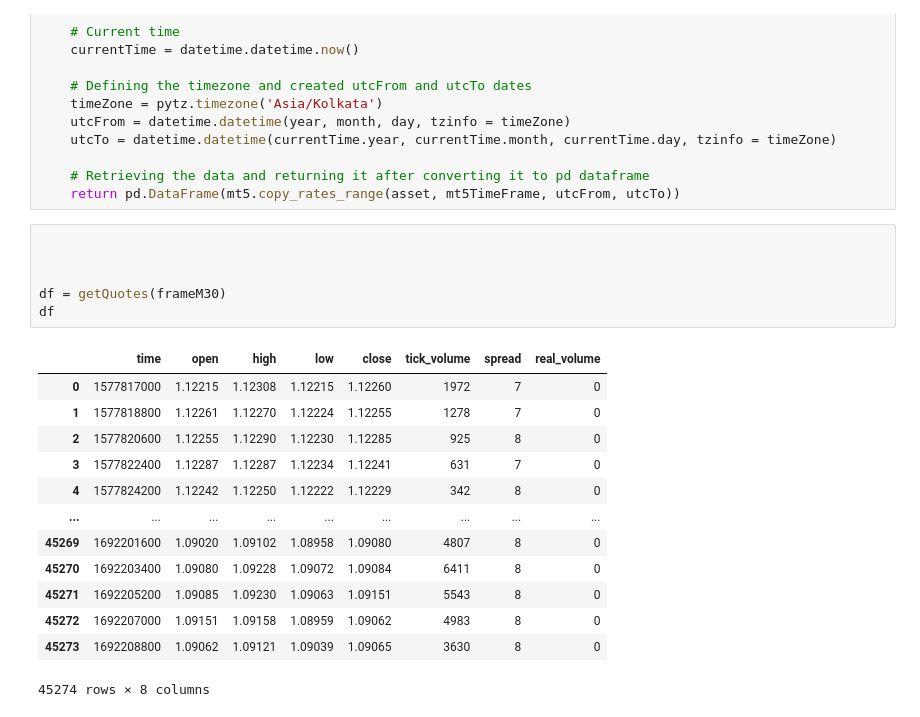
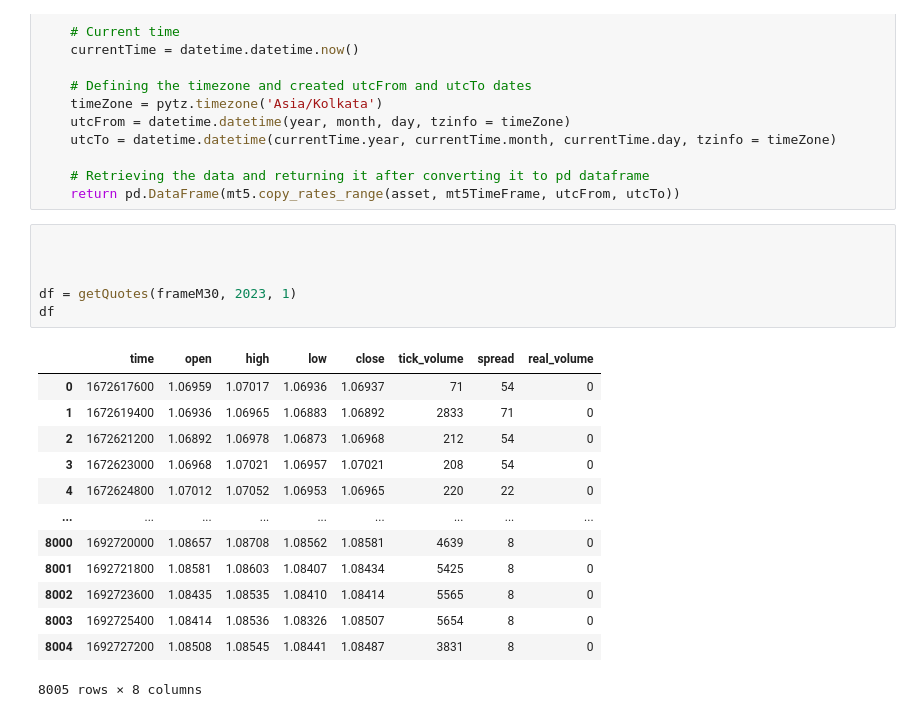
Before and after one commit to Sparsh-Kumar/trend-following-strategies, a Jupyter notebook: ichimoku-kinko-hyo.ipynb, the cells around one changed output. Drawn from its saved outputs; the diff is of its cells as text.

```diff
--- a/ichimoku-kinko-hyo.ipynb
+++ b/ichimoku-kinko-hyo.ipynb
@@ -67,23 +66,23 @@ def getQuotes(mt5TimeFrame, year = 2020, month = 1, day = 1, asset ='EURUSD'):
 # %%
 
 
 
-df = getQuotes(frameM30)
+df = getQuotes(frameM30, 2023, 1)
 df
 # %% [output]
 |  | time | open | high | low | close | tick_volume | spread | real_volume |
-| 0 | 1577817000 | 1.12215 | 1.12308 | 1.12215 | 1.12260 | 1972 | 7 | 0 |
-| 1 | 1577818800 | 1.12261 | 1.12270 | 1.12224 | 1.12255 | 1278 | 7 | 0 |
-| 2 | 1577820600 | 1.12255 | 1.12290 | 1.12230 | 1.12285 | 925 | 8 | 0 |
-| 3 | 1577822400 | 1.12287 | 1.12287 | 1.12234 | 1.12241 | 631 | 7 | 0 |
-| 4 | 1577824200 | 1.12242 | 1.12250 | 1.12222 | 1.12229 | 342 | 8 | 0 |
+| 0 | 1672617600 | 1.06959 | 1.07017 | 1.06936 | 1.06937 | 71 | 54 | 0 |
+| 1 | 1672619400 | 1.06936 | 1.06965 | 1.06883 | 1.06892 | 2833 | 71 | 0 |
+| 2 | 1672621200 | 1.06892 | 1.06978 | 1.06873 | 1.06968 | 212 | 54 | 0 |
+| 3 | 1672623000 | 1.06968 | 1.07021 | 1.06957 | 1.07021 | 208 | 54 | 0 |
+| 4 | 1672624800 | 1.07012 | 1.07052 | 1.06953 | 1.06965 | 220 | 22 | 0 |
 | ... | ... | ... | ... | ... | ... | ... | ... | ... |
-| 45269 | 1692201600 | 1.09020 | 1.09102 | 1.08958 | 1.09080 | 4807 | 8 | 0 |
-| 45270 | 1692203400 | 1.09080 | 1.09228 | 1.09072 | 1.09084 | 6411 | 8 | 0 |
-| 45271 | 1692205200 | 1.09085 | 1.09230 | 1.09063 | 1.09151 | 5543 | 8 | 0 |
-| 45272 | 1692207000 | 1.09151 | 1.09158 | 1.08959 | 1.09062 | 4983 | 8 | 0 |
-| 45273 | 1692208800 | 1.09062 | 1.09121 | 1.09039 | 1.09065 | 3630 | 8 | 0 |
+| 8000 | 1692720000 | 1.08657 | 1.08708 | 1.08562 | 1.08581 | 4639 | 8 | 0 |
+| 8001 | 1692721800 | 1.08581 | 1.08603 | 1.08407 | 1.08434 | 5425 | 8 | 0 |
+| 8002 | 1692723600 | 1.08435 | 1.08535 | 1.08410 | 1.08414 | 5565 | 8 | 0 |
+| 8003 | 1692725400 | 1.08414 | 1.08536 | 1.08326 | 1.08507 | 5654 | 8 | 0 |
+| 8004 | 1692727200 | 1.08508 | 1.08545 | 1.08441 | 1.08487 | 3831 | 8 | 0 |
-45274 rows × 8 columns
+8005 rows × 8 columns
 # %%
 
 
```
Also changed, not shown: parts of 13 cells of this notebook.
